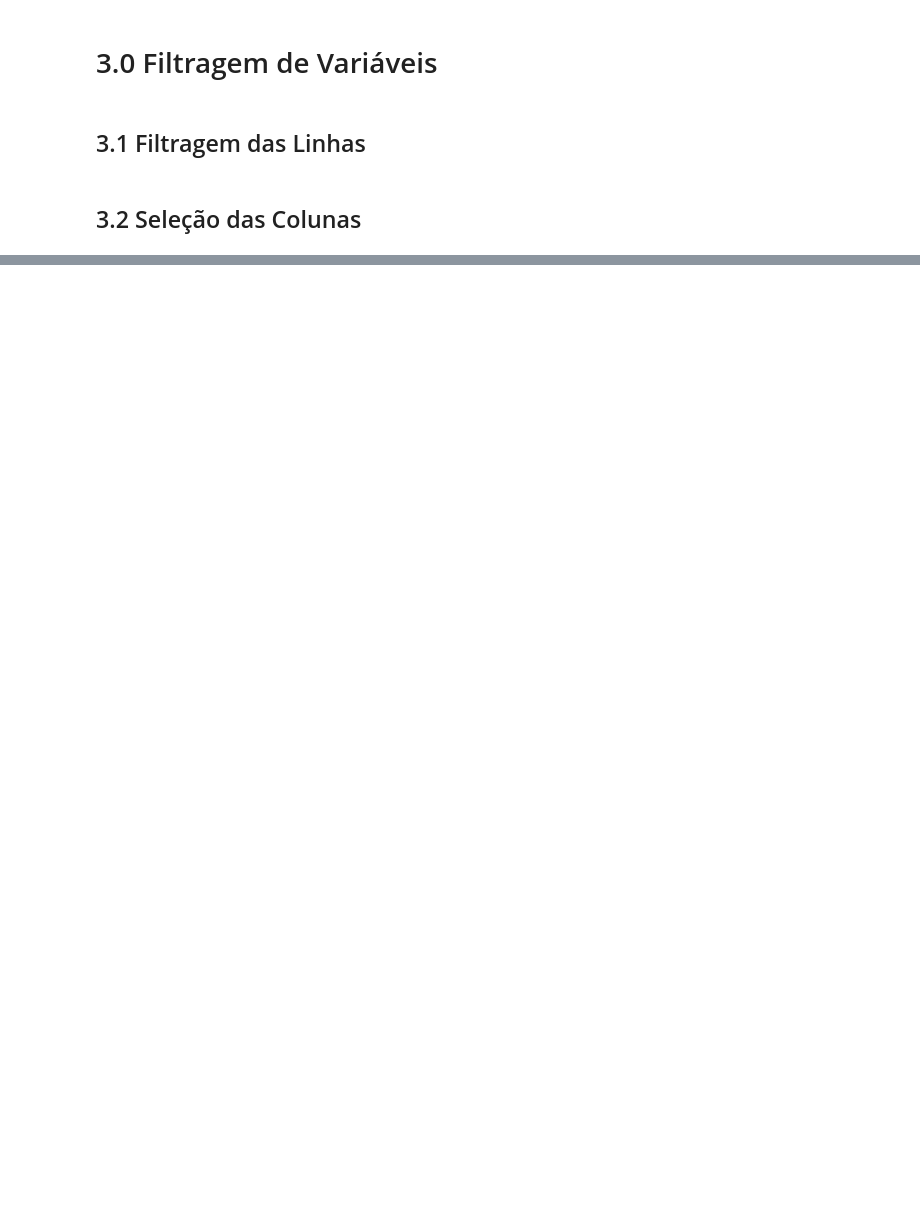
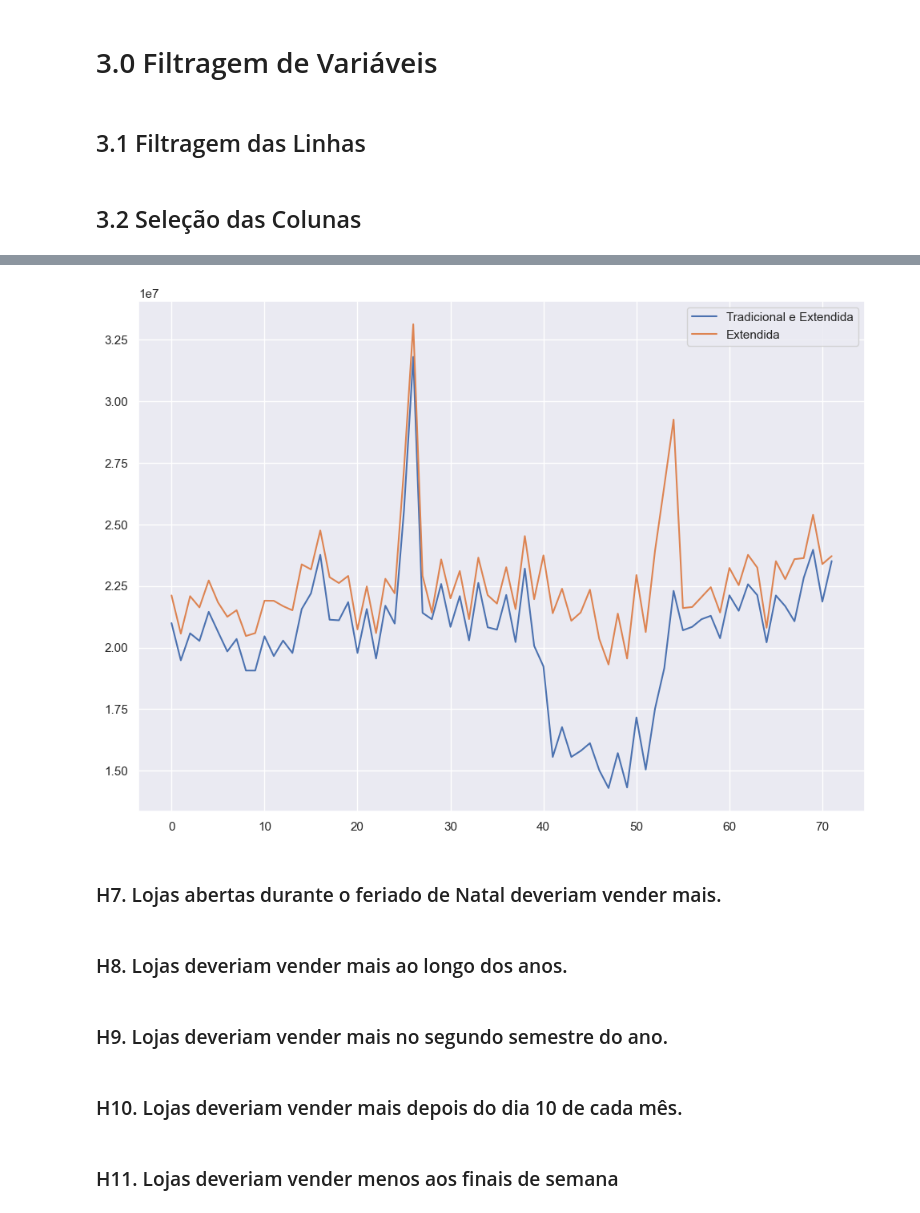
Before and after one commit to andersonrenatobonif/store_sales_predicition, a Jupyter notebook: v01_store_sales_prediction.ipynb, the cells around one changed output, grey strips where cells are left out. Saved outputs shown, nothing was run; the diff lists cells and outputs as text; code cells hidden in the pictures; blank space fills up the shorter version.

```diff
--- a/v01_store_sales_prediction.ipynb
+++ b/v01_store_sales_prediction.ipynb
@@ -346,0 +422,20 @@ df3 = df3.drop(cols_drop, axis=1)
+# %%
+h4 = df4[(df4['promo'] == 1) & (df4['promo2'] == 1)][['year_week', 'sales']].groupby('year_week').sum().reset_index()
+h4 = h4.plot()
+
+h4_2 = df4[(df4['promo'] == 1) & (df4['promo2'] == 0)][['year_week', 'sales']].groupby('year_week').sum().reset_index()
+h4_2.plot(ax=h4)
+
+h4.legend(labels=['Tradicional e Extendida', 'Extendida']);
+# %% [output]
+[figure, added]
+# %% [markdown]
+### H7. Lojas abertas durante o feriado de Natal deveriam vender mais.
+# %% [markdown]
+### H8. Lojas deveriam vender mais ao longo dos anos.
+# %% [markdown]
+### H9. Lojas deveriam vender mais no segundo semestre do ano.
+# %% [markdown]
+### H10. Lojas deveriam vender mais depois do dia 10 de cada mês.
+# %% [markdown]
+### H11. Lojas deveriam vender menos aos finais de semana
```
Also changed, not shown: parts of 50 cells of this notebook.
